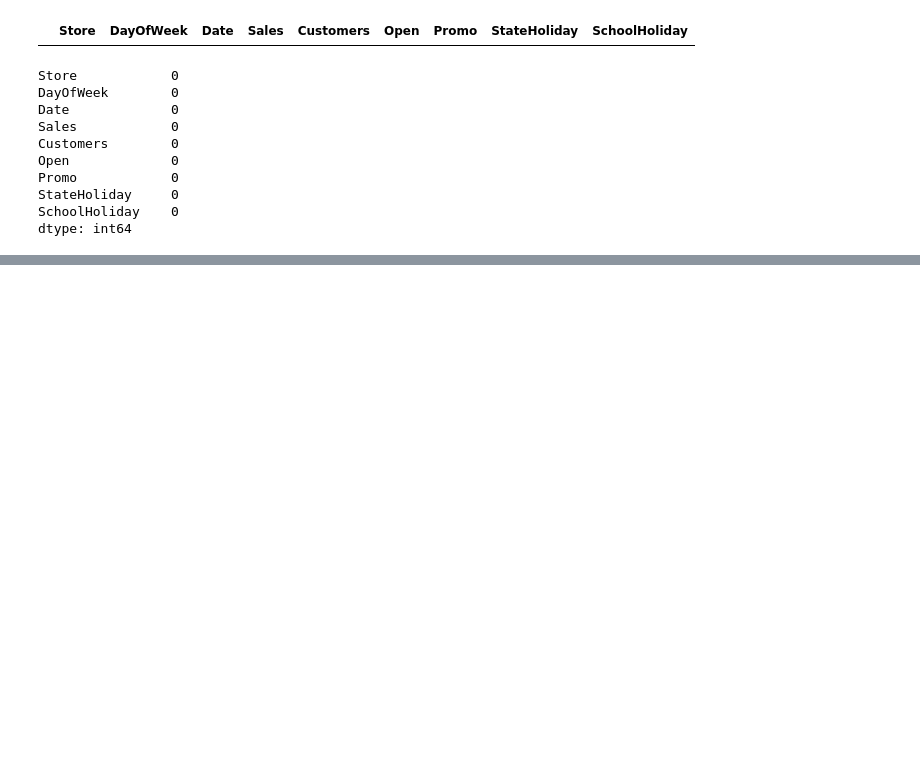
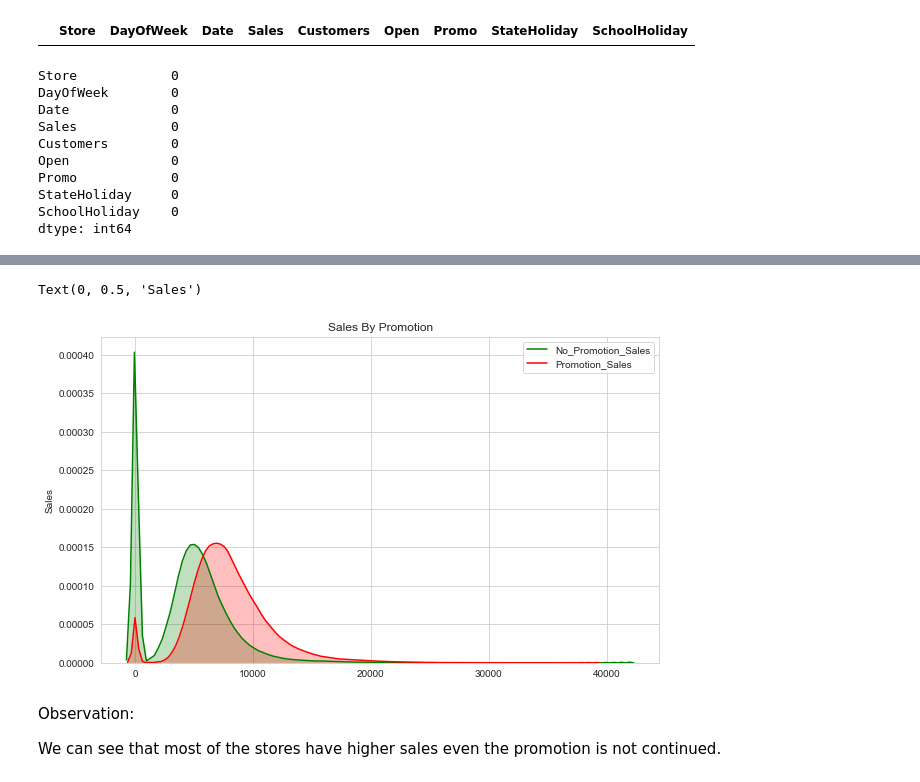
Before and after one commit to sharmijagan/SalesForecasting, a Jupyter notebook: Salesforecast.ipynb, the cells around one changed output, grey strips where cells are left out. Saved outputs shown, nothing was run; the diff lists cells and outputs as text; code cells hidden in the pictures; blank space fills up the shorter version.

```diff
--- a/Salesforecast.ipynb
+++ b/Salesforecast.ipynb
@@ -208,0 +286,21 @@ dtype: int64
+# %%
+# Analysing the Sales and Promo2 for different stores
+promo0 = df1.query('Promo==0')
+promo0 = promo0.rename(columns={'Sales':'No_Promotion_Sales'})
+promo1 = df1.query('Promo==1')
+promo1 = promo1.rename(columns={'Sales':'Promotion_Sales'})
+x1 = promo0.No_Promotion_Sales
+x2 = promo1.Promotion_Sales
+# %%
+plt.figure(figsize=(10,6))
+ax = sns.kdeplot(x1, shade=True, color="g")
+ax = sns.kdeplot(x2, shade=True, color="r")
+plt.title("Sales By Promotion")
+plt.ylabel('Sales')
+# %% [output]
+Text(0, 0.5, 'Sales')
+[figure, added]
+# %% [markdown]
+Observation:
+
+We can see that most of the stores have higher sales even the promotion is not continued.
```
Also changed, not shown: parts of 23 cells of this notebook.
